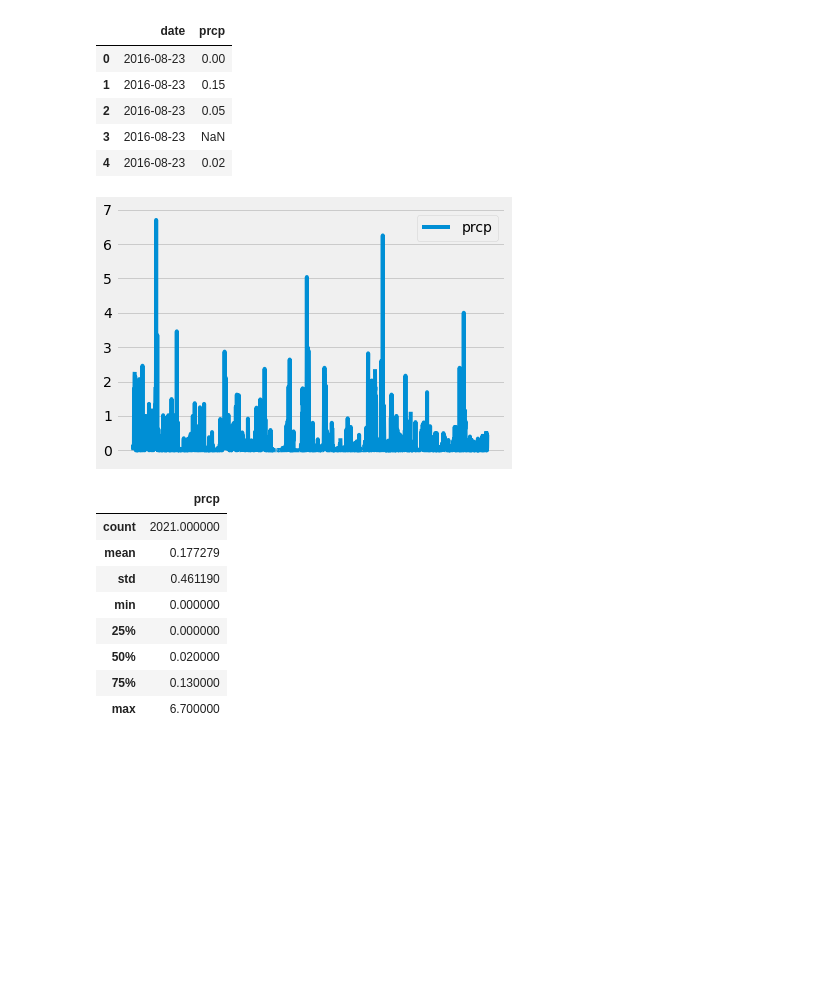
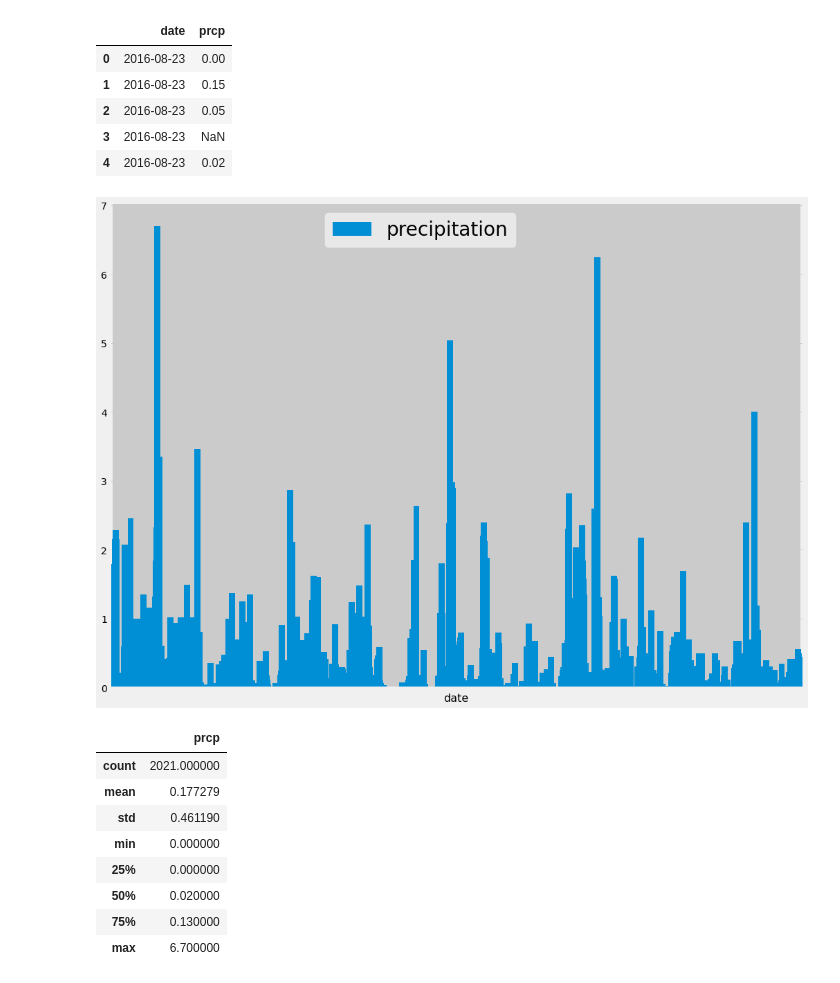
Before and after one commit to Lopokoiyit/SQL-ALCHEMY, a Jupyter notebook: climate_starter.ipynb, the cells around one changed output. Cells and saved outputs as stored; diff of their text form; code cells hidden in the pictures; blank space fills up the shorter version.

```diff
--- a/climate_starter.ipynb
+++ b/climate_starter.ipynb
@@ -59,14 +59,16 @@ prcp_df.head()
 | 2 | 2016-08-23 | 0.05 |
 | 3 | 2016-08-23 | NaN |
 | 4 | 2016-08-23 | 0.02 |
-# %%
-# Use Pandas Plotting with Matplotlib to plot the dataprcp_df.plot('date', 'prcp')
-prcp_df.plot()
-plt.xticks([])
-plt.tight_layout()
-plt.show()
-# %% [output]
-[figure, removed]
+# %%
+ax= prcp_df.plot.bar(figsize=(16,12), width=20)
+ax.set_xlabel("date", fontsize=16)
+ax.set_xticklabels([])
+plt.legend(['precipitation'], fontsize=28)
+ax.get_legend().set_bbox_to_anchor((0.6, 1))
+
+plt.show()
+# %% [output]
+[figure, added]
 # %%
 # Use Pandas to calculate the summary statistics for the precipitation data
 prcp_df.describe()
```
